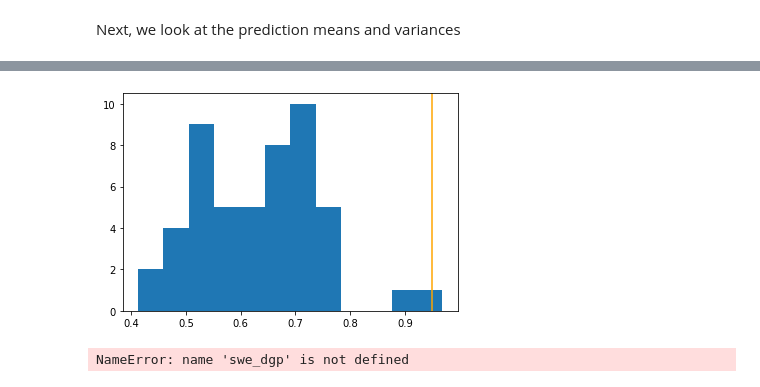
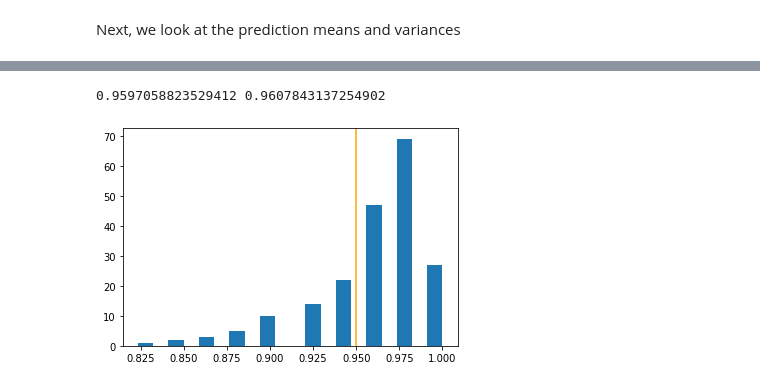
Before and after one commit to connor-duffin/sswfe, a Jupyter notebook: docs/swe-filter-1d-bump-example.ipynb, the cells around one changed output, grey strips where cells are left out. Saved outputs shown, nothing was run; the diff lists cells and outputs as text; code cells hidden in the pictures.

```diff
--- a/docs/swe-filter-1d-bump-example.ipynb
+++ b/docs/swe-filter-1d-bump-example.ipynb
@@ -90,0 +42,16 @@ Observational noise has std. dev. 5.0000e-04
+# %%
+norm = np.linalg.norm
+
+NX = 1000
+DT = 0.01
+THETA = 0.6
+NU = 1e-6
+
+# set the observation system
+t_final = 200.
+nt = np.int64(t_final / DT)
+t_grid = np.arange(0., t_final, DT)
+
+k = 32
+nt_skip = 100
+sigma_y = 5e-4
@@ -336,9 +295,17 @@ for i, idx in enumerate(time_indices):
 # %%
-coverage = np.zeros((nt_obs, ))
-for i in range(nt_obs):
+for i in range(nt_obs // 2):
     mean = means_obs[i, :]
     cov = covs_obs[i, :]
-    y = y_obs[i, :]
+    y = y_obs[nt_skip * i, :]
+
     lower = mean - 1.96 * np.sqrt(cov.diagonal())
     upper = mean + 1.96 * np.sqrt(cov.diagonal())
-    coverage[i] = ((y > lower) & (y < upper)).sum() / nx_obs
+
+plt.plot(x_obs, mean)
+plt.fill_between(x_obs[:, 0], lower, upper, alpha=0.2)
+plt.plot(x_obs, y, ".")
+plt.show()
+
+plt.plot(np.linspace(0, t_final, len(coverage)), coverage)
+plt.axhline(y=0.95, color="orange")
+plt.show()
@@ -345,18 +315,16 @@ for i in range(nt_obs):
 # %%
-plt.hist(coverage, bins=12)
+print(np.mean(coverage), np.median(coverage))
+plt.hist(coverage, bins=20)
 plt.axvline(x=0.95, color="orange")
 plt.show()
 # %% [output]
+0.9597058823529412 0.9607843137254902
-[figure, old version]
+[figure, new version]
 # %%
 for i in tqdm(range(int(5. / DT))):  # forecast forward 5s
     t += swe_post.dt
-    swe_dgp.solve(t)
-
     swe_post_ex.prediction_step(t)
     swe_post_ex.set_prev()
 
     swe_post.prediction_step(t)
     swe_post.set_prev()
-# %% [output]
-NameError: name 'swe_dgp' is not defined
```
Also changed, not shown: parts of 19 cells of this notebook, 3 other files.
